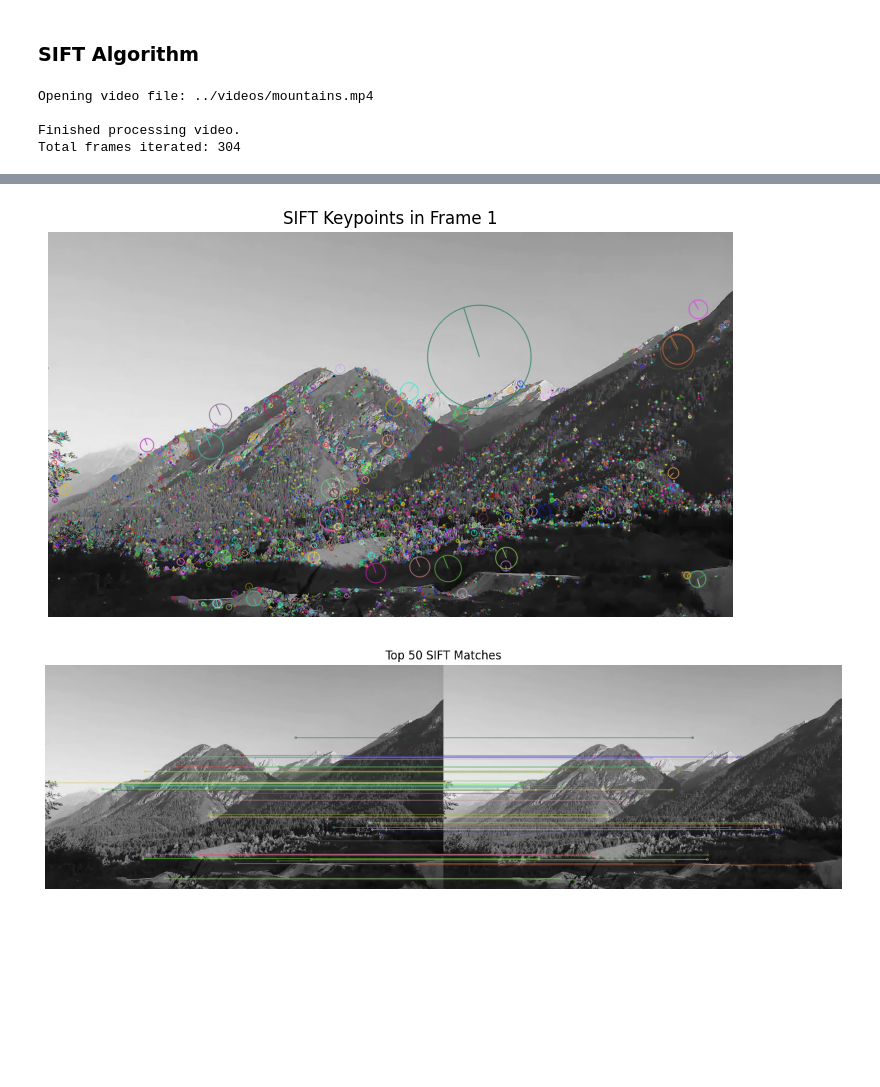
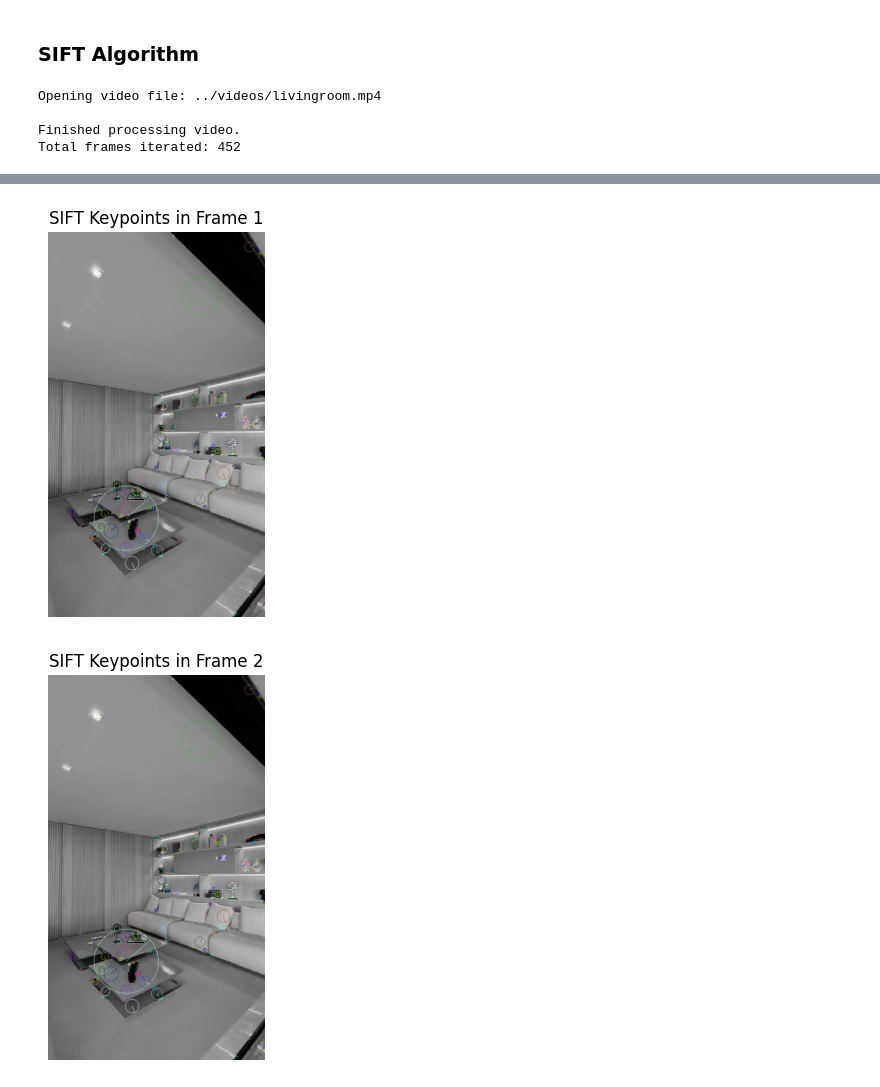
Before and after one commit to Matthew-Pirotta/Video-CV, a Jupyter notebook: notebooks/Daniela_SIFT.ipynb, the cells around one changed output, grey strips where cells are left out. Cells and saved outputs as stored; diff of their text form; code cells hidden in the pictures; blank space fills up the shorter version.

Commit message:
Updated SIFT algorithm

```diff
--- a/notebooks/Daniela_SIFT.ipynb
+++ b/notebooks/Daniela_SIFT.ipynb
@@ -22,8 +24,5 @@ import time
 # %%
 # pip install imageio[ffmpeg]
-import imageio.v3 as iio
-import matplotlib.pyplot as plt
-
 def load_video_frames(video_path, frame_interval=10, display_frames=True):
     # Load frames from a video file at specified intervals.
 
@@ -59,19 +58,16 @@ def load_video_frames(video_path, frame_interval=10, display_frames=True):
 
     return frames
 
-frames = load_video_frames('../videos/mountains.mp4', frame_interval=1, display_frames=False)
+frames = load_video_frames('../videos/livingroom.mp4', frame_interval=1, display_frames=False)
 # %% [output]
-Opening video file: ../videos/mountains.mp4
+Opening video file: ../videos/livingroom.mp4
 
 Finished processing video.
-Total frames iterated: 304
+Total frames iterated: 452
 # %%
-filepath1 = "../Images/Tesla-model-s-2022.jpg"
-filepath2 = "../Images/tesla-model-s-used.jpg"
-
 # Load two sample grayscale frames
 img1 = cv2.cvtColor(frames[0], cv2.COLOR_BGR2GRAY)
-img2 = cv2.cvtColor(frames[7], cv2.COLOR_BGR2GRAY)
+img2 = cv2.cvtColor(frames[10], cv2.COLOR_BGR2GRAY)
 
 # Initialize SIFT detector - TO TUNE PARAMETERS
 sift = cv2.SIFT_create(nfeatures=500, contrastThreshold=0.04, edgeThreshold=10, sigma=1.6)
@@ -91,16 +87,11 @@ plt.title("SIFT Keypoints in Frame 1")
 plt.axis('off')
 plt.show()
 
-# Brute-Force matcher with Euclidean distance
-bf = cv2.BFMatcher(cv2.NORM_L2, crossCheck=True)
-matches = bf.match(descriptors1, descriptors2)
-matches = sorted(matches, key=lambda x: x.distance)
-
-# Draw matches
-img_matches = cv2.drawMatches(img1, keypoints1, img2, keypoints2, matches[:50], None, flags=2)
-plt.figure(figsize=(15, 7))
-plt.imshow(img_matches)
-plt.title("Top 50 SIFT Matches")
+# Visualize keypoints
+img_kp2 = cv2.drawKeypoints(img2, keypoints2, None, flags=cv2.DRAW_MATCHES_FLAGS_DRAW_RICH_KEYPOINTS)
+plt.figure(figsize=(10, 5))
+plt.imshow(img_kp1, cmap='gray')
+plt.title("SIFT Keypoints in Frame 2")
 plt.axis('off')
 plt.show()
 # %% [output]
@@ -108,2 +99,2 @@ SIFT took 0.2530 seconds to process two images.
-[figure, old version]
+[figure, new version]
-[figure, old version]
+[figure, new version]
```
Also changed, not shown: parts of 4 cells of this notebook.
